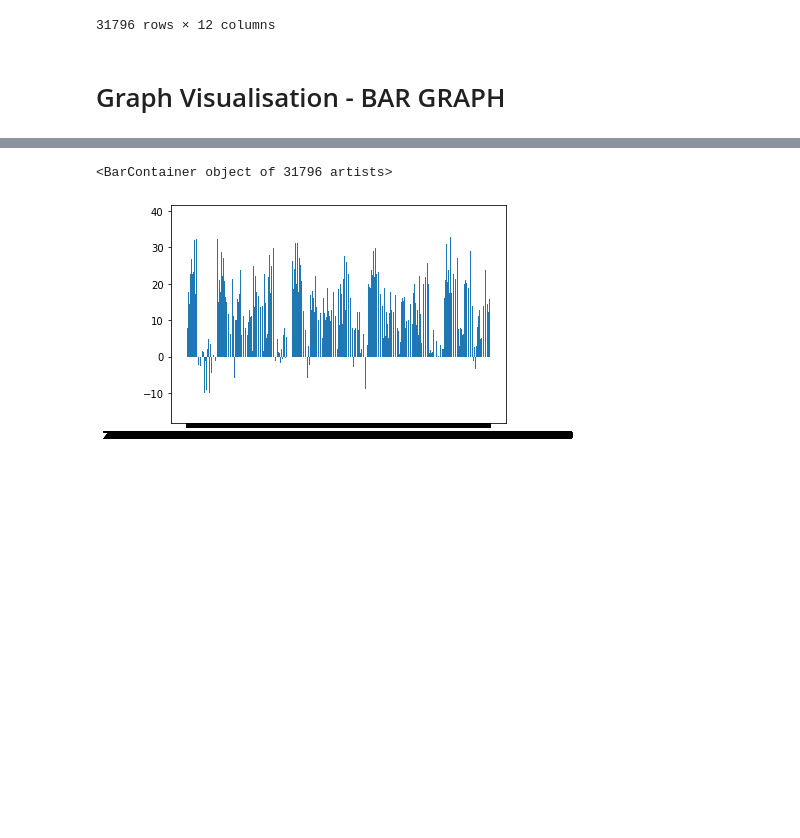
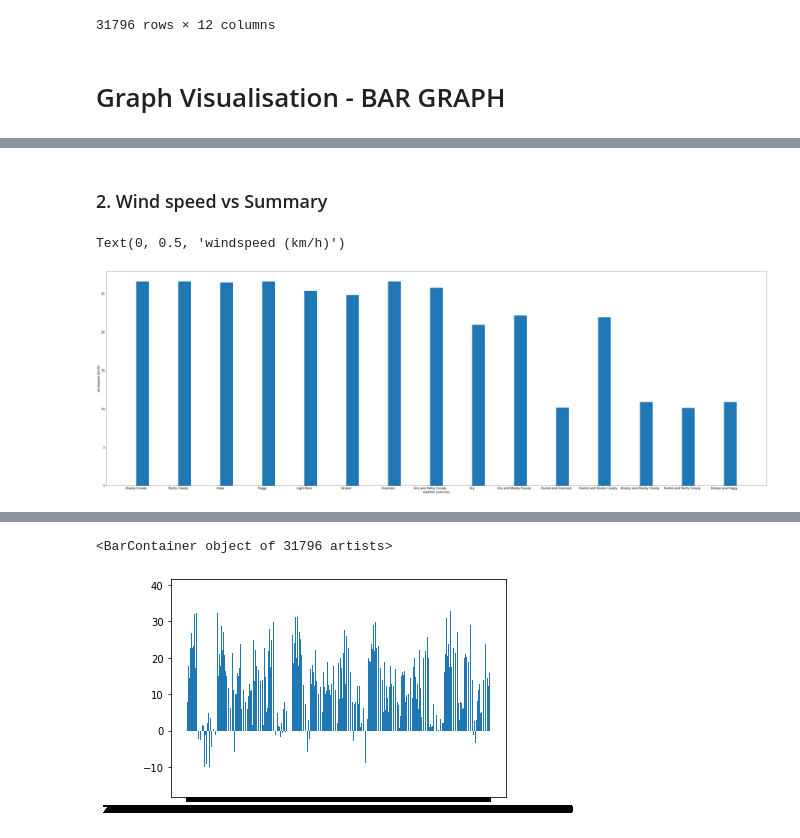
Before and after one commit to Sanjiv01/SDS-project, a Jupyter notebook: Weather linear reg.ipynb, the cells around one changed output, grey strips where cells are left out. Saved outputs shown, nothing was run; the diff lists cells and outputs as text; code cells hidden in the pictures; blank space fills up the shorter version.

```diff
--- a/Weather linear reg.ipynb
+++ b/Weather linear reg.ipynb
@@ -254,0 +255,10 @@ df
+# %% [markdown]
+### 2. Wind speed vs Summary
+# %%
+plt.rcParams['figure.figsize'] = (60,20)
+plt.bar(x=df['Summary'], height=df['Wind Speed (km/h)'], align='edge', width=0.3)
+plt.xlabel('weather summary')
+plt.ylabel('windspeed (km/h)')
+# %% [output]
+Text(0, 0.5, 'windspeed (km/h)')
+[figure, added]
```
Also changed, not shown: parts of 17 cells of this notebook.
